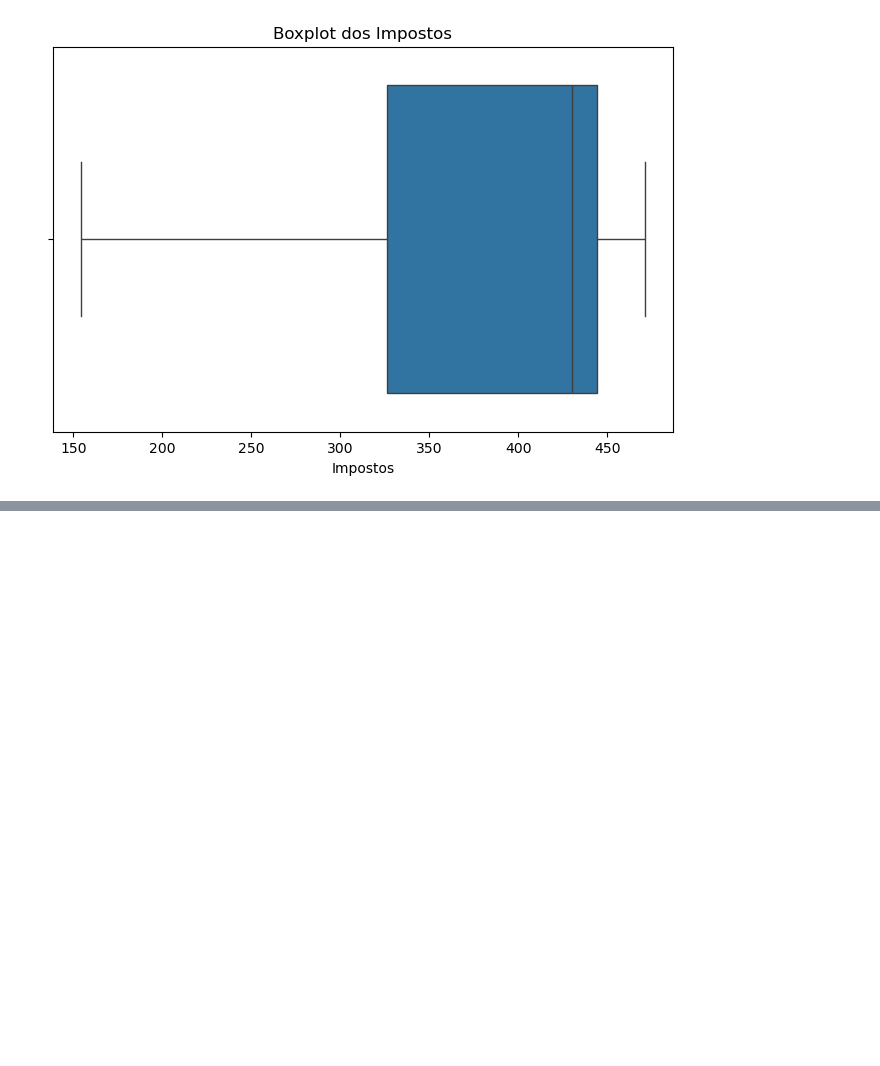
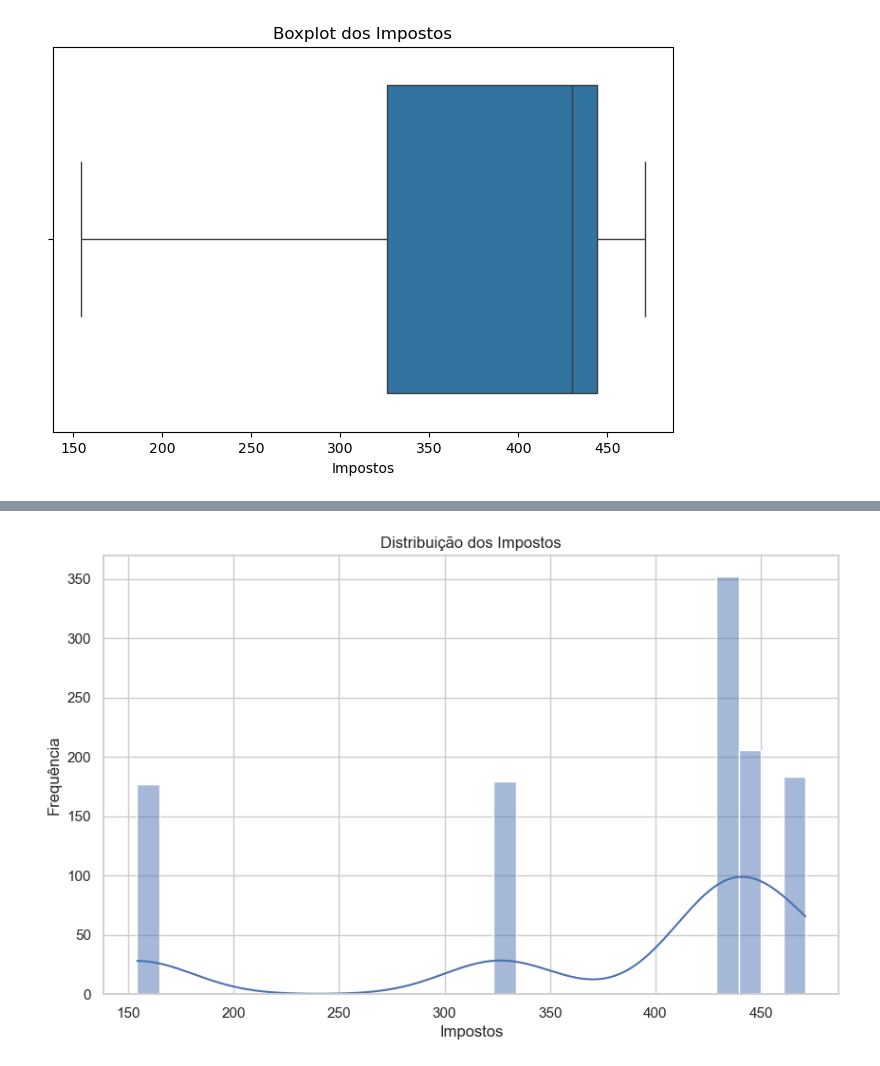
Before and after one commit to leojutsu/analise_de_dados, a Jupyter notebook: projeto4.ipynb, the cells around one changed output, grey strips where cells are left out. Drawn from its saved outputs; the diff is of its cells as text; code cells hidden in the pictures; blank space fills up the shorter version.

```diff
--- a/projeto4.ipynb
+++ b/projeto4.ipynb
@@ -466,0 +506,13 @@ plt.show()
+# %%
+# Configurando o estilo do Seaborn
+sns.set_style("whitegrid") # outra forma de definição de stilo para o seaborn
+
+# Criando o histograma para a coluna 'impostos'
+plt.figure(figsize=(10, 6))
+sns.histplot(df_filtro_2['impostos'], kde=True, bins=30)
+plt.title('Distribuição dos Impostos')
+plt.xlabel('Impostos')
+plt.ylabel('Frequência')
+plt.show()
+# %% [output]
+[figure, added]
```
Also changed, not shown: parts of 7 cells of this notebook.
